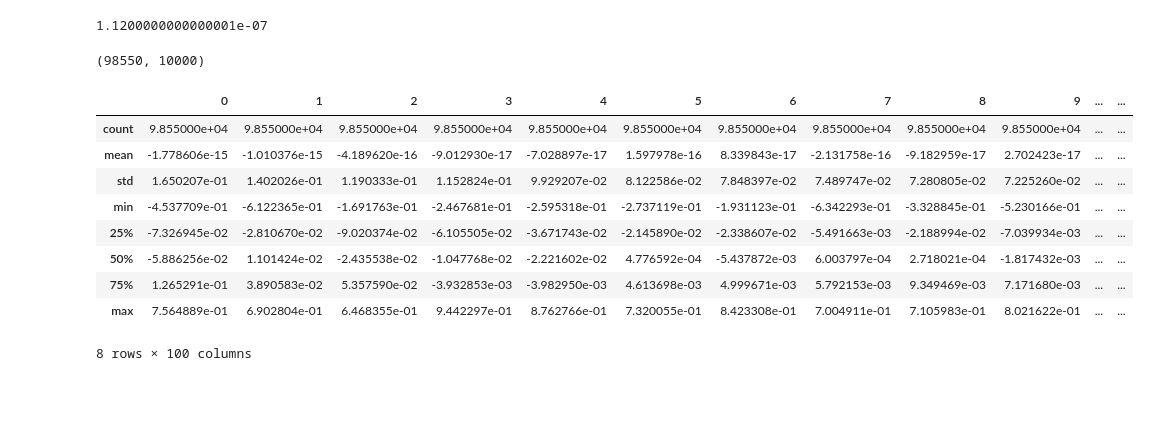
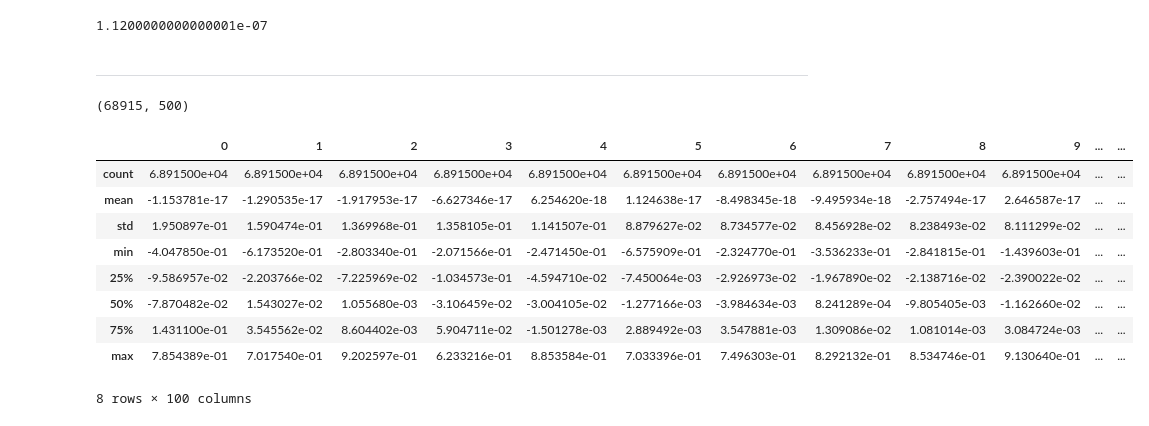
Before and after one commit to newtonsspawn/DSI_Project_4, a Jupyter notebook: james/PCA.ipynb, the cells around one changed output. Cells and saved outputs as stored; diff of their text form; code cells hidden in the pictures; blank space fills up the shorter version.

```diff
--- a/james/PCA.ipynb
+++ b/james/PCA.ipynb
@@ -95,4 +191,4 @@ combined_tfidf = tfidf.fit_transform(X)
 # %%
-combined_df_tfidf = pd.SparseDataFrame(combined_tfidf,
+X_train_df_tfidf = pd.SparseDataFrame(X_train_tfidf,
                              columns=tfidf.get_feature_names())
 # %%
@@ -118,2 +221,2 @@ combined_df_tfidf.head()
 # %%
-combined_df_tfidf.fillna(0, inplace=True)
+X_train_df_tfidf.fillna(0, inplace=True)
@@ -148,2 +253,2 @@ combined_df_tfidf.shape
 # %%
-combined_array = np.asarray(combined_df_tfidf)
+X_train_array = np.asarray(X_train_df_tfidf)
@@ -167,29 +274,31 @@ from sklearn.decomposition import PCA
 # %%
 # Instantiate PCA.
 pca = PCA(n_components=100)
+# %% [markdown]
+---
 # %%
-pd.DataFrame(combined_array).shape
+pd.DataFrame(X_train_array).shape
 # %% [output]
-(98550, 10000)
+(68915, 500)
 # %%
 # Fit PCA on the training data.
-Z_combined = pca.fit_transform(combined_array)
+Z_train = pca.fit_transform(X_train_array)
 
 # n_component will default to number of features in this case 9999 features.
 # %%
-pd.DataFrame(Z_combined).describe()
+pd.DataFrame(Z_train).describe()
 
 # column 0 is the first principal component
 # %% [output]
 |  | 0 | 1 | 2 | 3 | 4 | 5 | 6 | 7 | 8 | 9 | ... | ... |
-| count | 9.855000e+04 | 9.855000e+04 | 9.855000e+04 | 9.855000e+04 | 9.855000e+04 | 9.855000e+04 | 9.855000e+04 | 9.855000e+04 | 9.855000e+04 | 9.855000e+04 | ... | ... |
-| mean | -1.778606e-15 | -1.010376e-15 | -4.189620e-16 | -9.012930e-17 | -7.028897e-17 | 1.597978e-16 | 8.339843e-17 | -2.131758e-16 | -9.182959e-17 | 2.702423e-17 | ... | ... |
-| std | 1.650207e-01 | 1.402026e-01 | 1.190333e-01 | 1.152824e-01 | 9.929207e-02 | 8.122586e-02 | 7.848397e-02 | 7.489747e-02 | 7.280805e-02 | 7.225260e-02 | ... | ... |
-| min | -4.537709e-01 | -6.122365e-01 | -1.691763e-01 | -2.467681e-01 | -2.595318e-01 | -2.737119e-01 | -1.931123e-01 | -6.342293e-01 | -3.328845e-01 | -5.230166e-01 | ... | ... |
-| 25% | -7.326945e-02 | -2.810670e-02 | -9.020374e-02 | -6.105505e-02 | -3.671743e-02 | -2.145890e-02 | -2.338607e-02 | -5.491663e-03 | -2.188994e-02 | -7.039934e-03 | ... | ... |
-| 50% | -5.886256e-02 | 1.101424e-02 | -2.435538e-02 | -1.047768e-02 | -2.221602e-02 | 4.776592e-04 | -5.437872e-03 | 6.003797e-04 | 2.718021e-04 | -1.817432e-03 | ... | ... |
-| 75% | 1.265291e-01 | 3.890583e-02 | 5.357590e-02 | -3.932853e-03 | -3.982950e-03 | 4.613698e-03 | 4.999671e-03 | 5.792153e-03 | 9.349469e-03 | 7.171680e-03 | ... | ... |
-| max | 7.564889e-01 | 6.902804e-01 | 6.468355e-01 | 9.442297e-01 | 8.762766e-01 | 7.320055e-01 | 8.423308e-01 | 7.004911e-01 | 7.105983e-01 | 8.021622e-01 | ... | ... |
+| count | 6.891500e+04 | 6.891500e+04 | 6.891500e+04 | 6.891500e+04 | 6.891500e+04 | 6.891500e+04 | 6.891500e+04 | 6.891500e+04 | 6.891500e+04 | 6.891500e+04 | ... | ... |
+| mean | -1.153781e-17 | -1.290535e-17 | -1.917953e-17 | -6.627346e-17 | 6.254620e-18 | 1.124638e-17 | -8.498345e-18 | -9.495934e-18 | -2.757494e-17 | 2.646587e-17 | ... | ... |
+| std | 1.950897e-01 | 1.590474e-01 | 1.369968e-01 | 1.358105e-01 | 1.141507e-01 | 8.879627e-02 | 8.734577e-02 | 8.456928e-02 | 8.238493e-02 | 8.111299e-02 | ... | ... |
+| min | -4.047850e-01 | -6.173520e-01 | -2.803340e-01 | -2.071566e-01 | -2.471450e-01 | -6.575909e-01 | -2.324770e-01 | -3.536233e-01 | -2.841815e-01 | -1.439603e-01 | ... | ... |
+| 25% | -9.586957e-02 | -2.203766e-02 | -7.225969e-02 | -1.034573e-01 | -4.594710e-02 | -7.450064e-03 | -2.926973e-02 | -1.967890e-02 | -2.138716e-02 | -2.390022e-02 | ... | ... |
+| 50% | -7.870482e-02 | 1.543027e-02 | 1.055680e-03 | -3.106459e-02 | -3.004105e-02 | -1.277166e-03 | -3.984634e-03 | 8.241289e-04 | -9.805405e-03 | -1.162660e-02 | ... | ... |
+| 75% | 1.431100e-01 | 3.545562e-02 | 8.604402e-03 | 5.904711e-02 | -1.501278e-03 | 2.889492e-03 | 3.547881e-03 | 1.309086e-02 | 1.081014e-03 | 3.084724e-03 | ... | ... |
+| max | 7.854389e-01 | 7.017540e-01 | 9.202597e-01 | 6.233216e-01 | 8.853584e-01 | 7.033396e-01 | 7.496303e-01 | 8.292132e-01 | 8.534746e-01 | 9.130640e-01 | ... | ... |
 8 rows × 100 columns
 # %%
 var_exp = pca.explained_variance_ratio_
```
Also changed, not shown: parts of 41 cells of this notebook, 5 other files.
